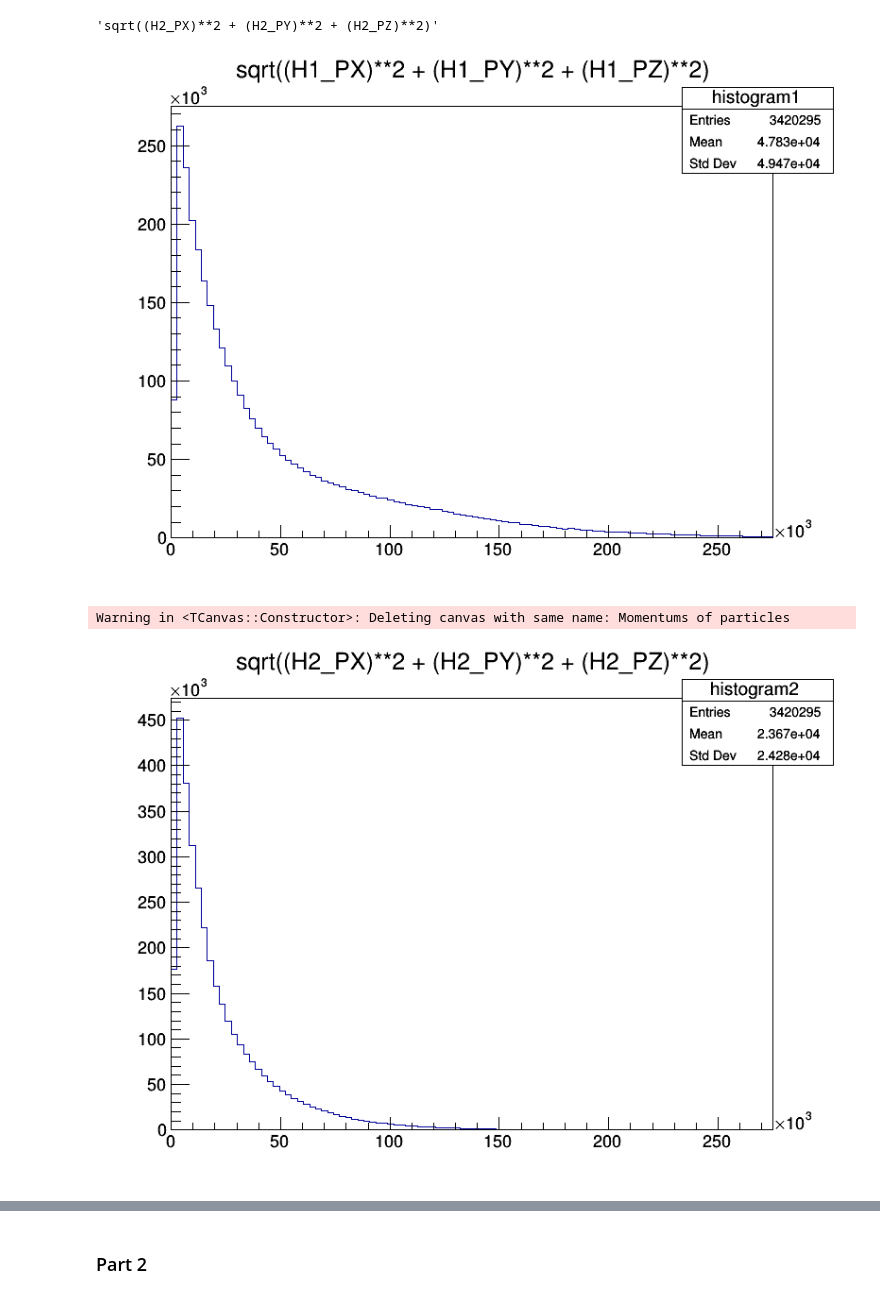
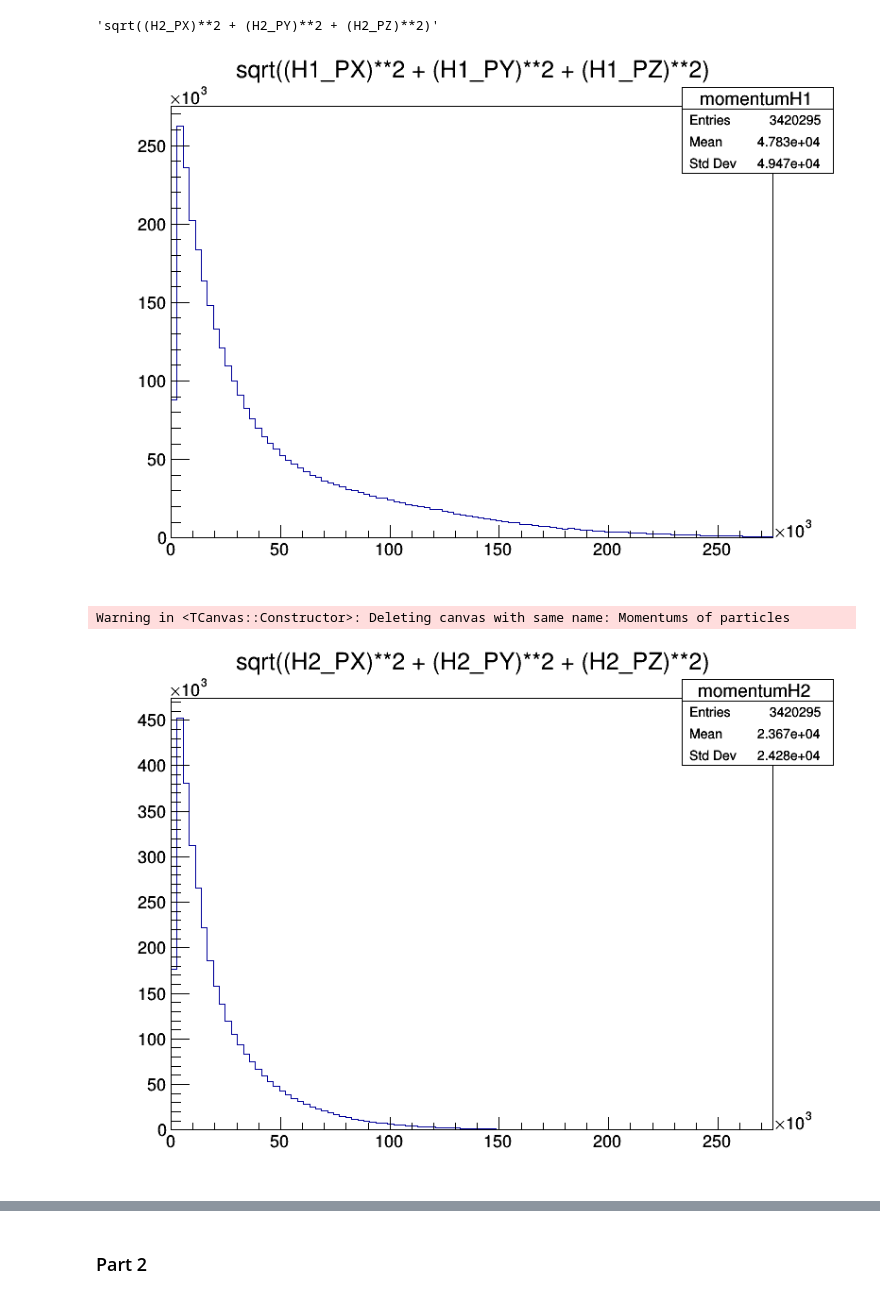
Before and after one commit to marijnwolf/marijnwolf, a Jupyter notebook: week_4_exercise_Marijn_Wolf.ipynb, the cells around one changed output, grey strips where cells are left out. Saved outputs shown, nothing was run; the diff lists cells and outputs as text; code cells hidden in the pictures.

```diff
--- a/week_4_exercise_Marijn_Wolf.ipynb
+++ b/week_4_exercise_Marijn_Wolf.ipynb
@@ -146,31 +146,31 @@ p_tot_daughter('H2')
 # %%
 #use the histogram plotting tools, call your function to find the total momentum and then plot it!\
 
 #defining the 3 diff particles
 p1 = "H1"
 p2 = "H2"
 p3 = "H3"
 
 f = ROOT.TFile.Open("DATA/B2HHH_MagnetUp.root", "READONLY")
 
 tree=f.Get("DecayTree")
 
 ### H1 histo
 c1 = ROOT.TCanvas("Momentums of particles","Momentum",800,600)
-tree.Draw(p_tot_daughter(p1)+">>histogram1(100,0,275000)")
-histogram1 = ROOT.gDirectory.Get("histogram1")
+tree.Draw(p_tot_daughter(p1)+">>momentumH1(100,0,275000)")
+histogram1 = ROOT.gDirectory.Get("momentumH1")
 c1.Draw()
 # %% [output]
-[figure, old version]
+[figure, new version]
 # %%
 ### H2 histo
 c2 = ROOT.TCanvas("Momentums of particles","Momentum",800,600)
-tree.Draw(p_tot_daughter(p2)+">>histogram2(100,0,275000)")
-histogram2 = ROOT.gDirectory.Get("histogram2")
+tree.Draw(p_tot_daughter(p2)+">>momentumH2(100,0,275000)")
+histogram2 = ROOT.gDirectory.Get("momentumH2")
 c2.Draw()
 # %% [output]
 Warning in <TCanvas::Constructor>: Deleting canvas with same name: Momentums of particles
-[figure, old version]
+[figure, new version]
 # %%
 ### H3 histo
 c3 = ROOT.TCanvas("Momentums of particles","Momentum",800,600)
```
Also changed, not shown: parts of 16 cells of this notebook.
